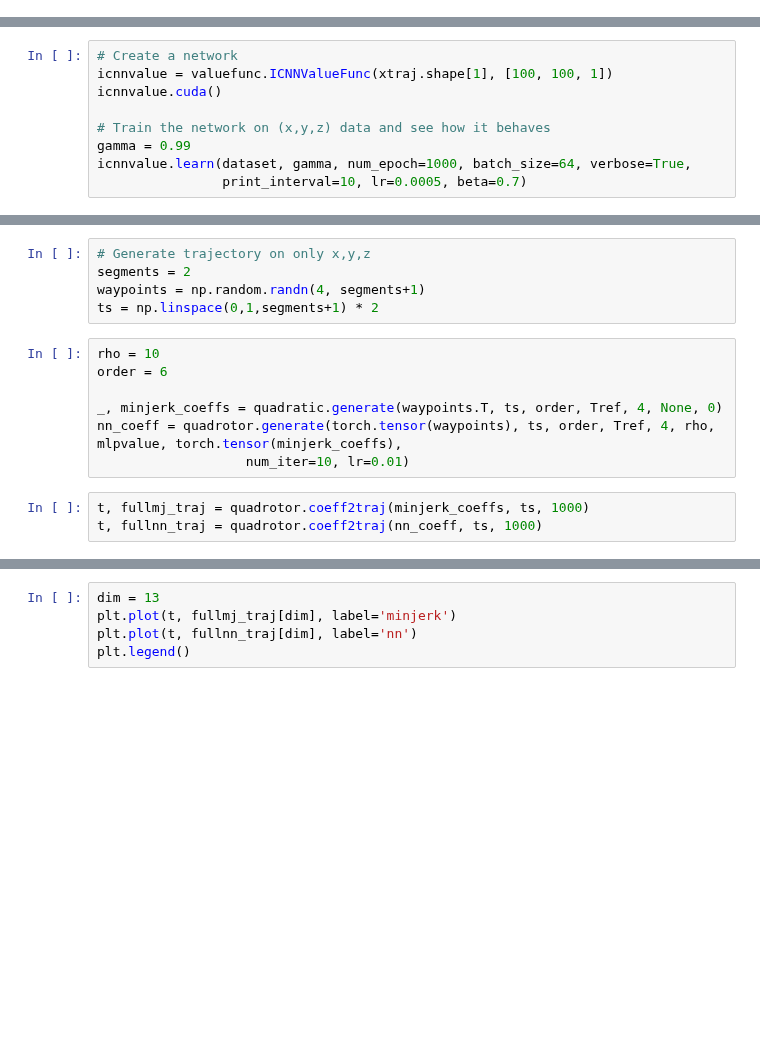
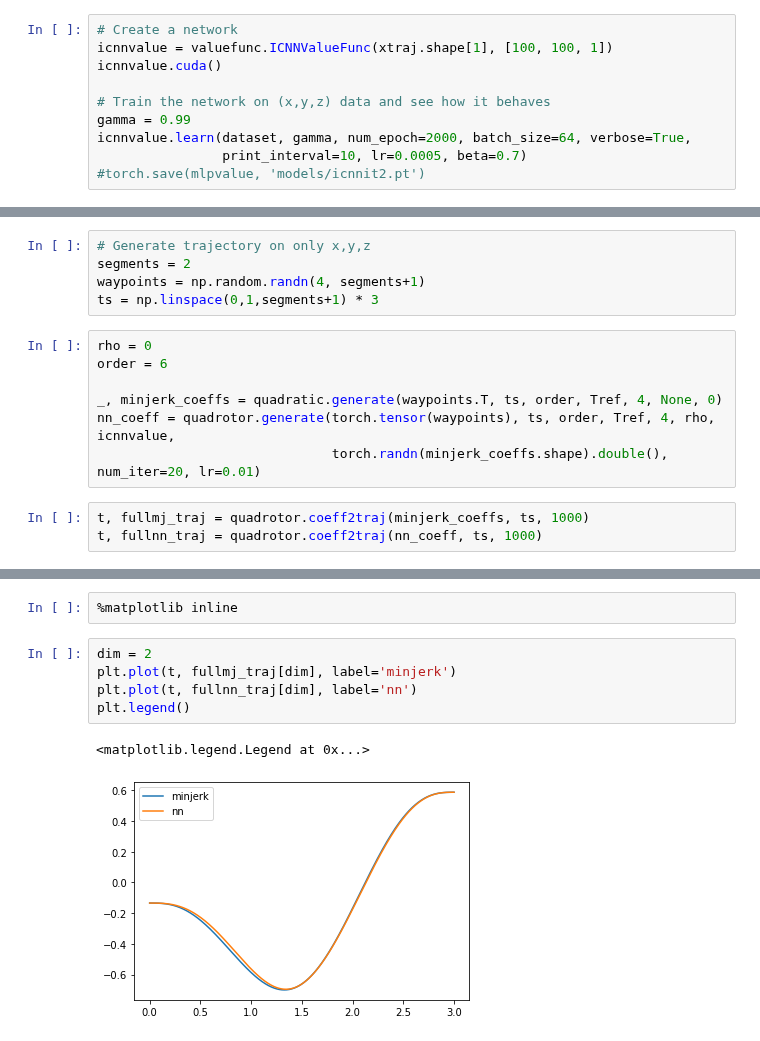
Before and after one commit to Nusha97/Layered-control-architectures-for-Robotics, a Jupyter notebook: tracking/quad_exp.ipynb, the cells around one changed output, grey strips where cells are left out. Saved outputs shown, nothing was run; the diff lists cells and outputs as text; blank space fills up the shorter version.

```diff
--- a/tracking/quad_exp.ipynb
+++ b/tracking/quad_exp.ipynb
@@ -42,0 +55,10 @@ viztraj3D([xtraj[tt1:tt2:,:3].T, xtraj[tt1:tt2:,14:17].T],['actual', 'ref'])
+# %%
+# Create a network
+icnnvalue = valuefunc.ICNNValueFunc(xtraj.shape[1], [100, 100, 1])
+icnnvalue.cuda()
+
+# Train the network on (x,y,z) data and see how it behaves
+gamma = 0.99
+icnnvalue.learn(dataset, gamma, num_epoch=2000, batch_size=64, verbose=True,
+                print_interval=10, lr=0.0005, beta=0.7)
+#torch.save(mlpvalue, 'models/icnnit2.pt')
@@ -52,9 +140,0 @@ dataset.cuda()
-# %%
-# Create a network
-icnnvalue = valuefunc.ICNNValueFunc(xtraj.shape[1], [100, 100, 1])
-icnnvalue.cuda()
-
-# Train the network on (x,y,z) data and see how it behaves
-gamma = 0.99
-icnnvalue.learn(dataset, gamma, num_epoch=1000, batch_size=64, verbose=True,
-                print_interval=10, lr=0.0005, beta=0.7)
@@ -159,14 +171,14 @@ plt.legend()
 # Generate trajectory on only x,y,z
 segments = 2
 waypoints = np.random.randn(4, segments+1)
-ts = np.linspace(0,1,segments+1) * 2
+ts = np.linspace(0,1,segments+1) * 3
 # %%
-rho = 10
+rho = 0
 order = 6
 
 _, minjerk_coeffs = quadratic.generate(waypoints.T, ts, order, Tref, 4, None, 0)
-nn_coeff = quadrotor.generate(torch.tensor(waypoints), ts, order, Tref, 4, rho, mlpvalue, torch.tensor(minjerk_coeffs),
-                   num_iter=10, lr=0.01)
+nn_coeff = quadrotor.generate(torch.tensor(waypoints), ts, order, Tref, 4, rho, icnnvalue,
+                              torch.randn(minjerk_coeffs.shape).double(), num_iter=20, lr=0.01)
 # %%
 t, fullmj_traj = quadrotor.coeff2traj(minjerk_coeffs, ts, 1000)
 t, fullnn_traj = quadrotor.coeff2traj(nn_coeff, ts, 1000)
@@ -179,7 +194,12 @@ plt.legend()
+# %%
+%matplotlib inline
 # %%
-dim = 13
+dim = 2
 plt.plot(t, fullmj_traj[dim], label='minjerk')
 plt.plot(t, fullnn_traj[dim], label='nn')
 plt.legend()
+# %% [output]
+<matplotlib.legend.Legend at 0x...>
+[figure, added]
 # %%
 # Visualize trajectory
```
Also changed, not shown: parts of 44 cells of this notebook, 4 other files.
